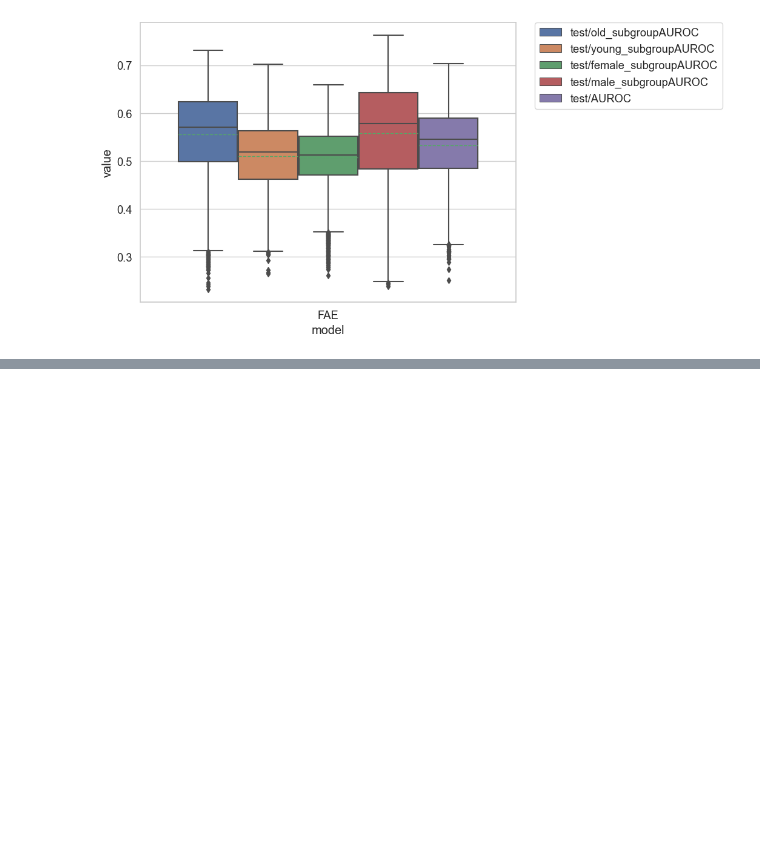
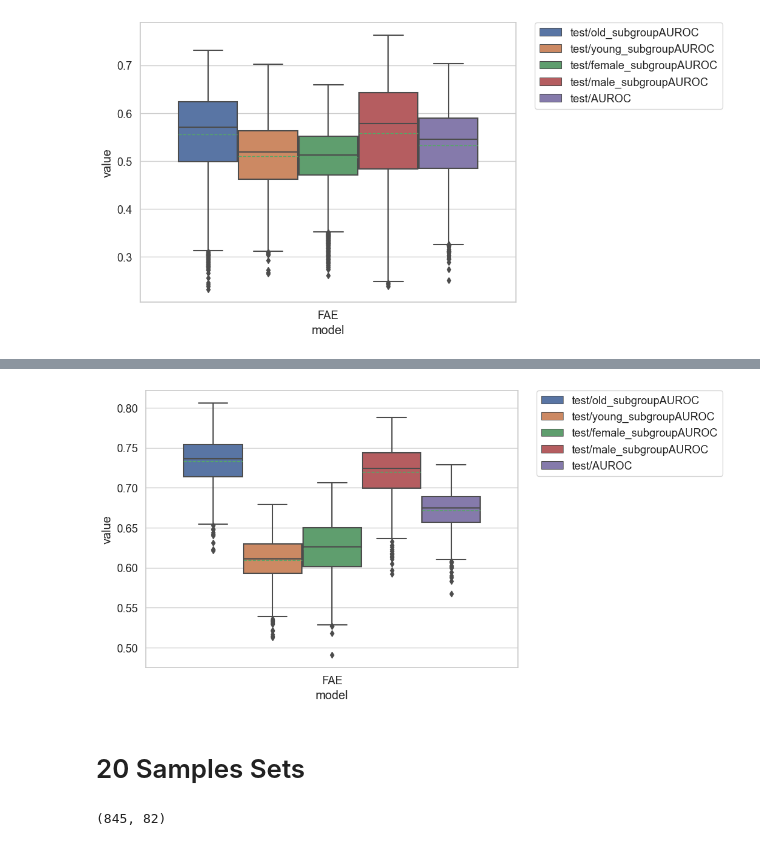
Before and after one commit to JohannesGetzner/fair-uad-with-dp, a Jupyter notebook: src/logs_persist/dataset_distillation/distillation_paper/rsna_FAE_1S.ipynb, the cells around one changed output, grey strips where cells are left out. Drawn from its saved outputs; the diff is of its cells as text; code cells hidden in the pictures; blank space fills up the shorter version.

```diff
--- a/src/logs_persist/dataset_distillation/distillation_paper/rsna_FAE_1S.ipynb
+++ b/src/logs_persist/dataset_distillation/distillation_paper/rsna_FAE_1S.ipynb
@@ -74,0 +118,5 @@ df.groupby(["model","metric"]).describe()
+# %%
+df_10_fae, df_samples_10_fae= load_csvs_into_df('src/logs_persist/dataset_distillation/distillation_paper/2023-11-01 22:36:51-FAE-rsna-balanced-bs32-balanced-dataset-distillation-fullmodel-nsamples10-noDP')
+df_10_fae["n_samples"] = 10
+df_10_fae["model"] = "FAE"
+df_10_fae.shape
@@ -74,0 +125,5 @@ df.groupby(["model","metric"]).describe()
+# %%
+df = df_10_fae[[*metrics,'model']]
+# %%
+df = pd.melt(df, id_vars=['model'], var_name="metric", value_name="value")
+df.head()
@@ -74,0 +137,8 @@ df.groupby(["model","metric"]).describe()
+# %%
+plt.figure(figsize=(8,6))
+sns.boxplot(data=df, x="model", y="value", hue="metric", meanline=True, showmeans=True)
+# legend outside
+plt.legend(bbox_to_anchor=(1.05, 1), loc=2, borderaxespad=0.)
+# get statistics from each metric per model
+df.groupby(["model","metric"]).describe()
+# %% [output]
@@ -74,0 +153,10 @@ df.groupby(["model","metric"]).describe()
+[figure, added]
+# %% [markdown]
+# 20 Samples Sets
+# %%
+df_20_fae, df_samples_20_fae= load_csvs_into_df('src/logs_persist/dataset_distillation/distillation_paper/2023-11-01 22:36:51-FAE-rsna-balanced-bs32-balanced-dataset-distillation-fullmodel-nsamples10-noDP')
+df_20_fae["n_samples"] = 20
+df_20_fae["model"] = "FAE"
+df_20_fae.shape
+# %% [output]
+(845, 82)
```
Also changed, not shown: parts of 23 cells of this notebook, 1 other file.
